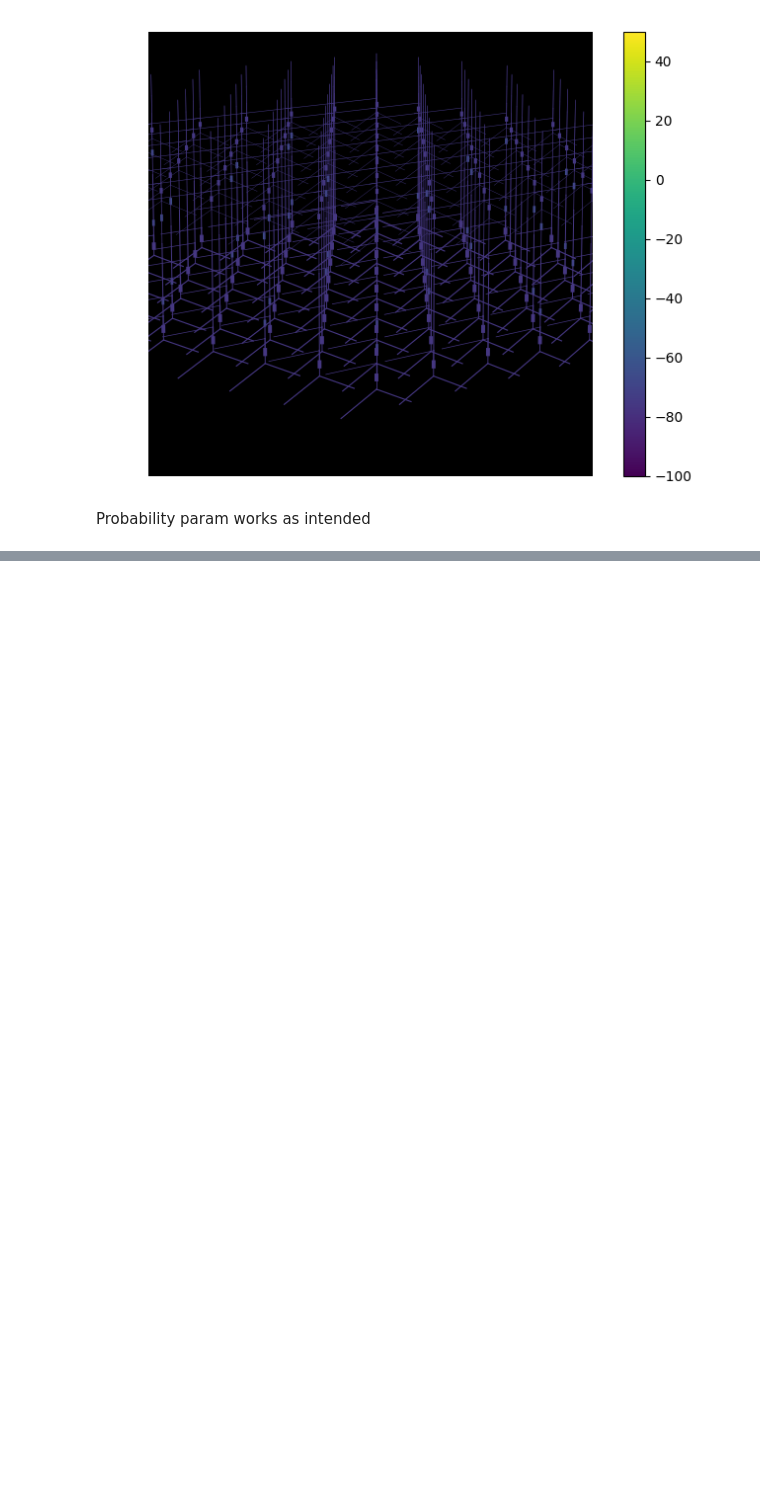
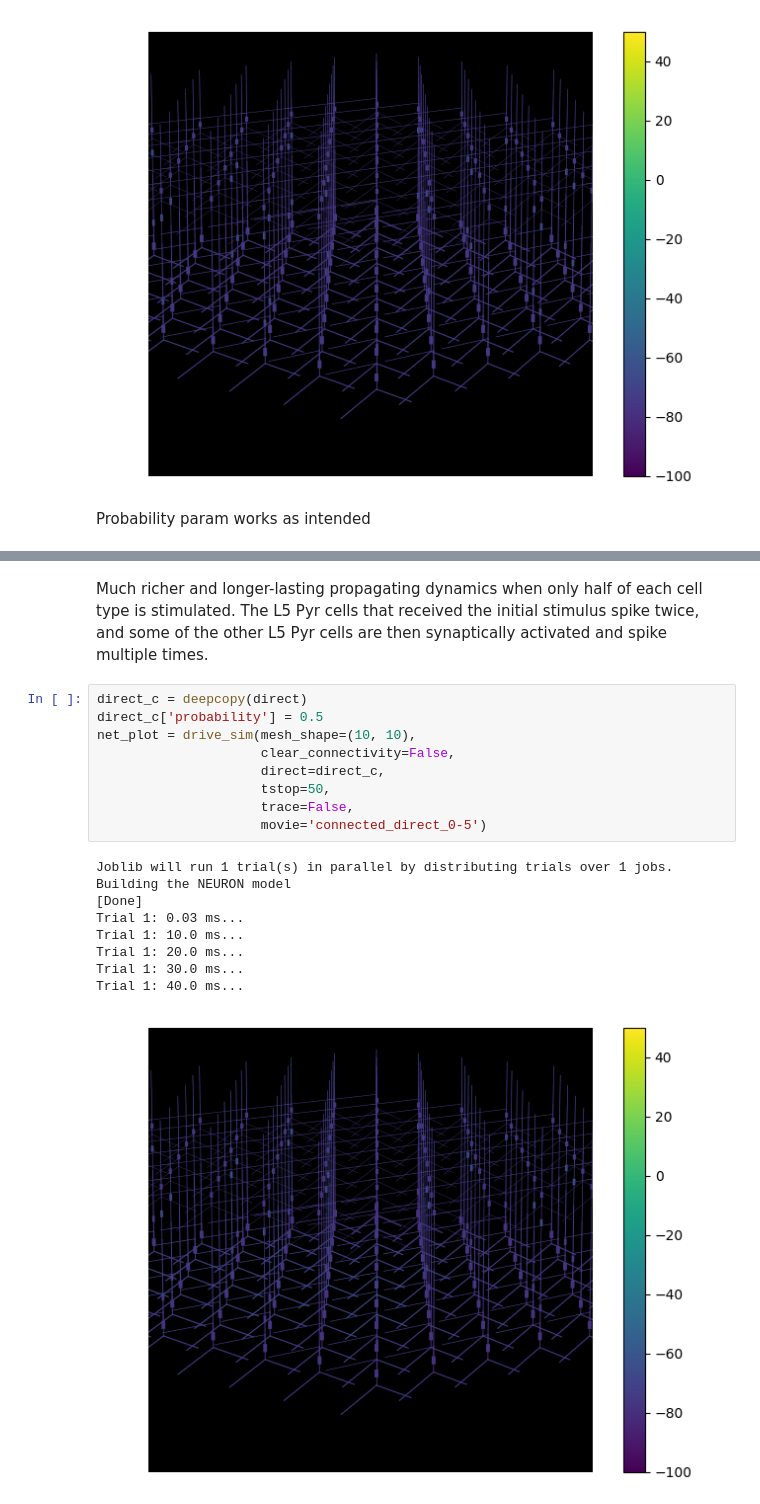
Before and after one commit to jtajchman/hnn_tms_direct, a Jupyter notebook: branch_scripts/tonic_bias_prob_test.ipynb, the cells around one changed output, grey strips where cells are left out. Drawn from its saved outputs; the diff is of its cells as text; blank space fills up the shorter version.

```diff
--- a/branch_scripts/tonic_bias_prob_test.ipynb
+++ b/branch_scripts/tonic_bias_prob_test.ipynb
@@ -146,0 +191,21 @@ Trial 1: 40.0 ms...
+# %% [markdown]
+Much richer and longer-lasting propagating dynamics when only half of each cell type is stimulated. The L5 Pyr cells that received the initial stimulus spike twice, and some of the other L5 Pyr cells are then synaptically activated and spike multiple times.
+# %%
+direct_c = deepcopy(direct)
+direct_c['probability'] = 0.5
+net_plot = drive_sim(mesh_shape=(10, 10),
+                     clear_connectivity=False,
+                     direct=direct_c,
+                     tstop=50,
+                     trace=False,
+                     movie='connected_direct_0-5')
+# %% [output]
+Joblib will run 1 trial(s) in parallel by distributing trials over 1 jobs.
+Building the NEURON model
+[Done]
+Trial 1: 0.03 ms...
+Trial 1: 10.0 ms...
+Trial 1: 20.0 ms...
+Trial 1: 30.0 ms...
+Trial 1: 40.0 ms...
+[figure, added]
```
Also changed, not shown: parts of 5 cells of this notebook, 3 other files.
